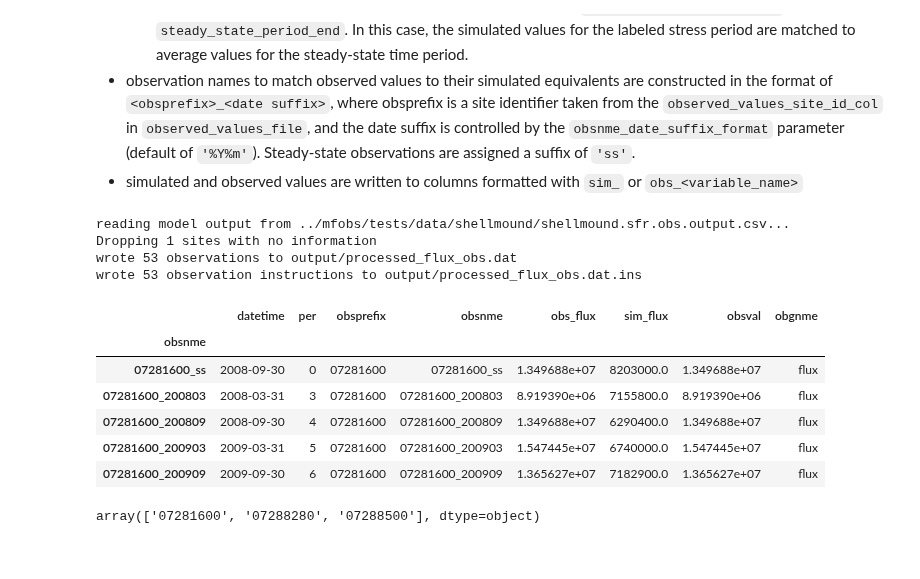
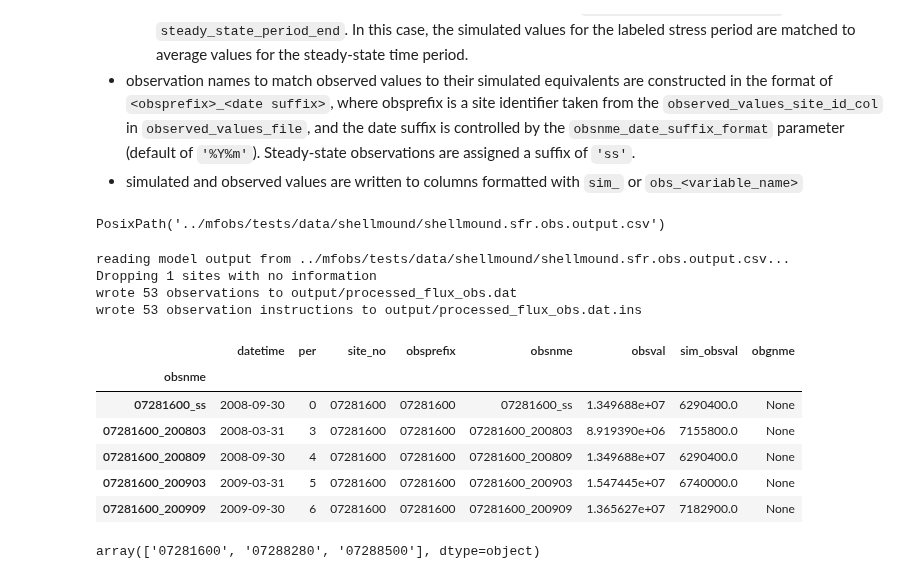
Before and after one commit to aleaf/modflow-obs, a Jupyter notebook: docs/source/notebooks/Example.ipynb, the cells around one changed output. Drawn from its saved outputs; the diff is of its cells as text; code cells hidden in the pictures.

```diff
--- a/docs/source/notebooks/Example.ipynb
+++ b/docs/source/notebooks/Example.ipynb
@@ -398,34 +398,45 @@ Text(0, 0.5, 'Head difference, in meters')
     * optionally, a model stress period can be labeled as steady-state (``label_period_as_steady_state``), representing average conditions over a time period bracked by a ``steady_state_period_start`` and ``steady_state_period_end``. In this case, the simulated values for the labeled stress period are matched to average values for the steady-state time period.
 * observation names to match observed values to their simulated equivalents are constructed in the format of ``<obsprefix>_<date suffix>``, where obsprefix is a site identifier taken from the ``observed_values_site_id_col`` in ``observed_values_file``, and the date suffix is controlled by the ``obsnme_date_suffix_format`` parameter (default of ``'%Y%m'``). Steady-state observations are assigned a suffix of ``'ss'``.
 * simulated and observed values are written to columns formatted with ``sim_`` or ``obs_<variable_name>``
+# %%
+fluxobs_output_file
+# %% [output]
+PosixPath('../mfobs/tests/data/shellmound/shellmound.sfr.obs.output.csv')
 # %%
-from mfobs.swflows import get_flux_obs
+from mfobs.obs import get_base_obs
+from mfobs.modflow import get_mf6_single_variable_obs
 
-base_flux_obs = get_flux_obs(perioddata,
-                             model_output_file=fluxobs_output_file,
+# first read the MF6 SFR package results into a dataframe
+# with the appropriate formatting for get_base_obs
+sfr_results = get_mf6_single_variable_obs(perioddata,
+                                          model_output_file=fluxobs_output_file,
+                                          )
+
+base_flux_obs = get_base_obs(perioddata,
+                             model_output=sfr_results,
                              observed_values_file=flux_obs,
                              observed_values_site_id_col='site_no',
                              observed_values_datetime_col='datetime',
                              observed_values_obsval_col='obsval',
                              label_period_as_steady_state=0,
                              steady_state_period_start=steady_state_period_start,
                              steady_state_period_end=steady_state_period_end,
                              write_ins=True,
                              outfile=output_folder / 'processed_flux_obs.dat'
                              )
 base_flux_obs.head()
 # %% [output]
 reading model output from ../mfobs/tests/data/shellmound/shellmound.sfr.obs.output.csv...
 Dropping 1 sites with no information
 wrote 53 observations to output/processed_flux_obs.dat
 wrote 53 observation instructions to output/processed_flux_obs.dat.ins
-|  | datetime | per | obsprefix | obsnme | obs_flux | sim_flux | obsval | obgnme |
+|  | datetime | per | site_no | obsprefix | obsnme | obsval | sim_obsval | obgnme |
 | obsnme |  |  |  |  |  |  |  |  |
-| 07281600_ss | 2008-09-30 | 0 | 07281600 | 07281600_ss | 1.349688e+07 | 8203000.0 | 1.349688e+07 | flux |
-| 07281600_200803 | 2008-03-31 | 3 | 07281600 | 07281600_200803 | 8.919390e+06 | 7155800.0 | 8.919390e+06 | flux |
-| 07281600_200809 | 2008-09-30 | 4 | 07281600 | 07281600_200809 | 1.349688e+07 | 6290400.0 | 1.349688e+07 | flux |
-| 07281600_200903 | 2009-03-31 | 5 | 07281600 | 07281600_200903 | 1.547445e+07 | 6740000.0 | 1.547445e+07 | flux |
-| 07281600_200909 | 2009-09-30 | 6 | 07281600 | 07281600_200909 | 1.365627e+07 | 7182900.0 | 1.365627e+07 | flux |
+| 07281600_ss | 2008-09-30 | 0 | 07281600 | 07281600 | 07281600_ss | 1.349688e+07 | 6290400.0 | None |
+| 07281600_200803 | 2008-03-31 | 3 | 07281600 | 07281600 | 07281600_200803 | 8.919390e+06 | 7155800.0 | None |
+| 07281600_200809 | 2008-09-30 | 4 | 07281600 | 07281600 | 07281600_200809 | 1.349688e+07 | 6290400.0 | None |
+| 07281600_200903 | 2009-03-31 | 5 | 07281600 | 07281600 | 07281600_200903 | 1.547445e+07 | 6740000.0 | None |
+| 07281600_200909 | 2009-09-30 | 6 | 07281600 | 07281600 | 07281600_200909 | 1.365627e+07 | 7182900.0 | None |
 # %%
 base_flux_obs.obsprefix.unique()
 # %% [output]
```
Also changed, not shown: parts of 12 cells of this notebook, 9 other files.
